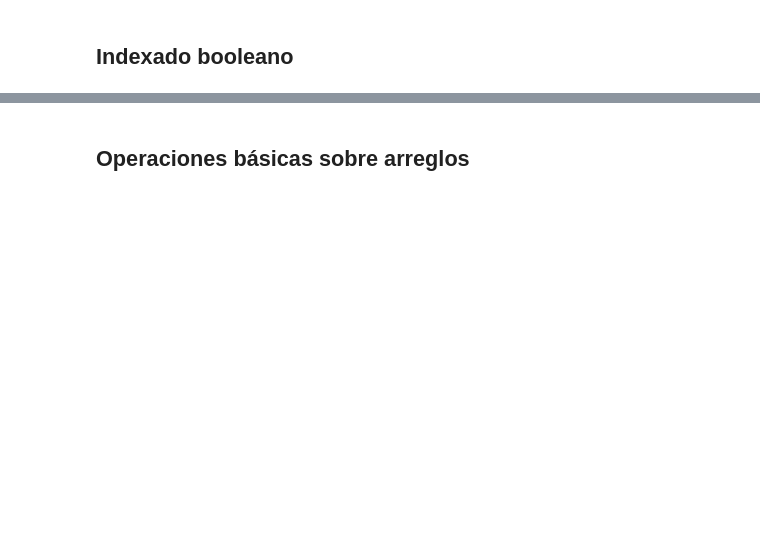
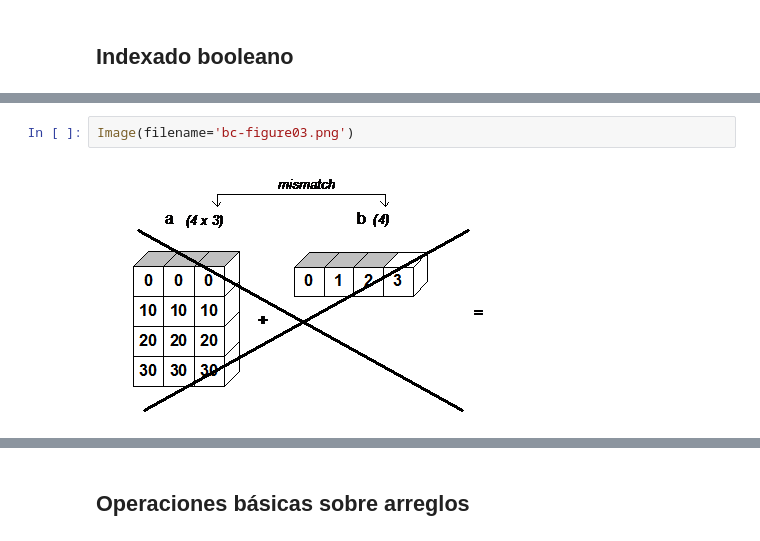
Before and after one commit to lmpizarro/apuntes-python-cientifico, a Jupyter notebook: tallerPython/numpy.ipynb, the cells around one changed output, grey strips where cells are left out. Cells and saved outputs as stored; diff of their text form; blank space fills up the shorter version.

```diff
--- a/tallerPython/numpy.ipynb
+++ b/tallerPython/numpy.ipynb
@@ -298,0 +345,4 @@ print(a)
+# %%
+Image(filename='bc-figure03.png')
+# %% [output]
+[figure, added]
```
Also changed, not shown: parts of 24 cells of this notebook, 1 other file.
